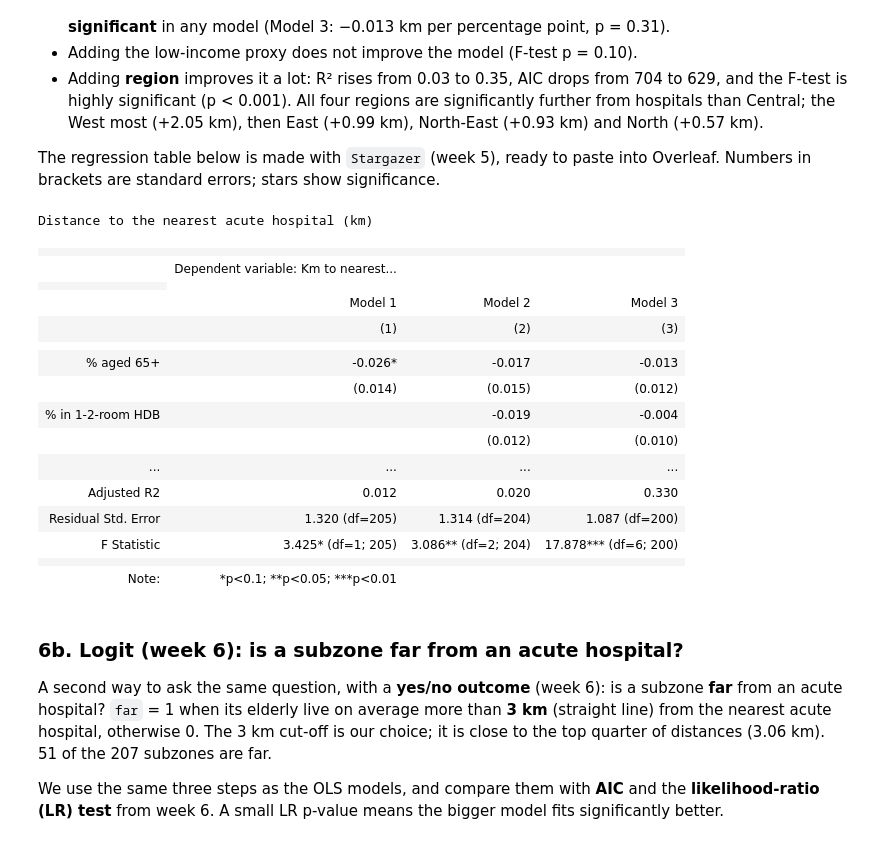
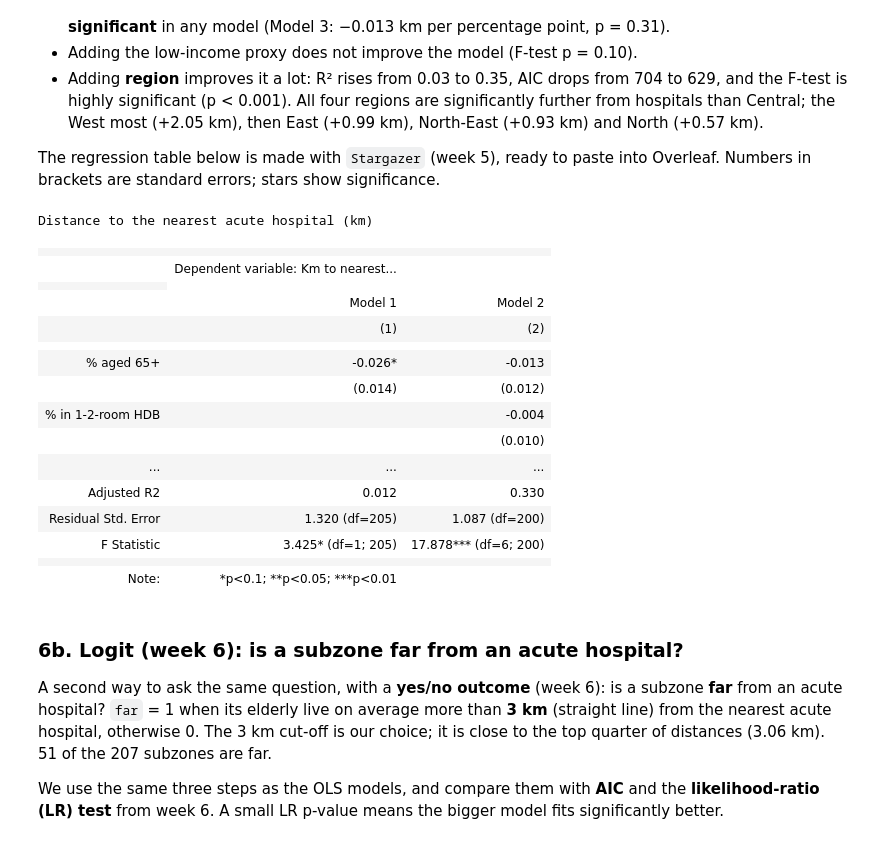
Before and after one commit to yeo-yu-ann31/HS4002-Corgi-Group-Project, a Jupyter notebook: elderly_access_course_methods.ipynb, the cells around one changed output. Saved outputs shown, nothing was run; the diff lists cells and outputs as text; code cells hidden in the pictures.

```diff
--- a/elderly_access_course_methods.ipynb
+++ b/elderly_access_course_methods.ipynb
@@ -443,9 +458,8 @@ mdf["region"] = pd.Categorical(mdf.region, categories=["Central", "East", "North
 print(f"Model sample: {len(mdf)} subzones")
 
 lm1 = smf.ols("dist_km_any ~ pct65", data=mdf).fit()
-lm2 = smf.ols("dist_km_any ~ pct65 + pct_1_2room", data=mdf).fit()
-lm3 = smf.ols("dist_km_any ~ pct65 + pct_1_2room + region", data=mdf).fit()
-print(lm3.summary())
+lm2 = smf.ols("dist_km_any ~ pct65 + pct_1_2room + region", data=mdf).fit()
+print(lm2.summary())
 # %% [output]
 Model sample: 207 subzones
                             OLS Regression Results
@@ -510,38 +519,38 @@ brackets are standard errors; stars show significance.
 # %%
 LABELS = {
     "pct65": "% aged 65+",
     "pct_1_2room": "% in 1-2-room HDB",
     "region[T.East]": "East (vs Central)",
     "region[T.North]": "North (vs Central)",
     "region[T.North-East]": "North-East (vs Central)",
     "region[T.West]": "West (vs Central)",
     "Intercept": "Intercept",
 }
-sg = Stargazer([lm1, lm2, lm3])
+sg = Stargazer([lm1, lm2])
 sg.title("Distance to the nearest acute hospital (km)")
 sg.dependent_variable_name("Km to nearest acute hospital")
-sg.custom_columns(["Model 1", "Model 2", "Model 3"], [1, 1, 1])
+sg.custom_columns(["Model 1", "Model 2"], [1, 1])
 sg.covariate_order(list(LABELS))
 sg.rename_covariates(LABELS)
 sg
 # %% [output]
 Distance to the nearest acute hospital (km)
-|  |  |  |  |
-|  | Dependent variable: Km to nearest... |  |  |
+|  |  |  |
+|  | Dependent variable: Km to nearest... |  |
 |  |
-|  | Model 1 | Model 2 | Model 3 |
-|  | (1) | (2) | (3) |
-|  |  |  |  |
-| % aged 65+ | -0.026* | -0.017 | -0.013 |
-|  | (0.014) | (0.015) | (0.012) |
-| % in 1-2-room HDB |  | -0.019 | -0.004 |
-|  |  | (0.012) | (0.010) |
-| ... | ... | ... | ... |
-| Adjusted R2 | 0.012 | 0.020 | 0.330 |
-| Residual Std. Error | 1.320 (df=205) | 1.314 (df=204) | 1.087 (df=200) |
-| F Statistic | 3.425* (df=1; 205) | 3.086** (df=2; 204) | 17.878*** (df=6; 200) |
-|  |  |  |  |
-| Note: | *p<0.1; **p<0.05; ***p<0.01 |  |  |
+|  | Model 1 | Model 2 |
+|  | (1) | (2) |
+|  |  |  |
+| % aged 65+ | -0.026* | -0.013 |
+|  | (0.014) | (0.012) |
+| % in 1-2-room HDB |  | -0.004 |
+|  |  | (0.010) |
+| ... | ... | ... |
+| Adjusted R2 | 0.012 | 0.330 |
+| Residual Std. Error | 1.320 (df=205) | 1.087 (df=200) |
+| F Statistic | 3.425* (df=1; 205) | 17.878*** (df=6; 200) |
+|  |  |  |
+| Note: | *p<0.1; **p<0.05; ***p<0.01 |  |
 # %% [markdown]
 ### 6b. Logit (week 6): is a subzone far from an acute hospital?
 
```
Also changed, not shown: parts of 7 cells of this notebook, 1 other file.
